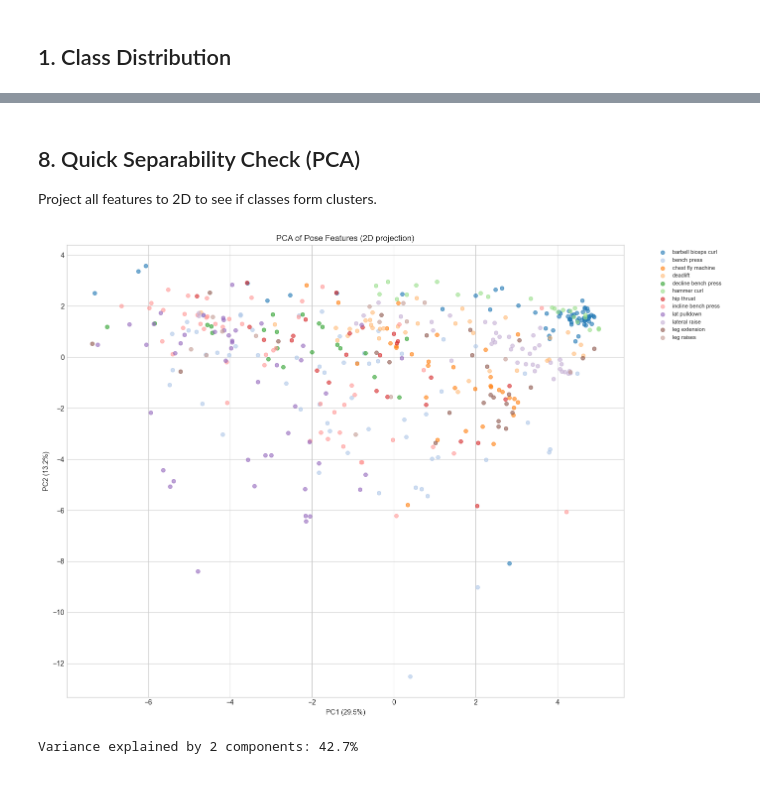
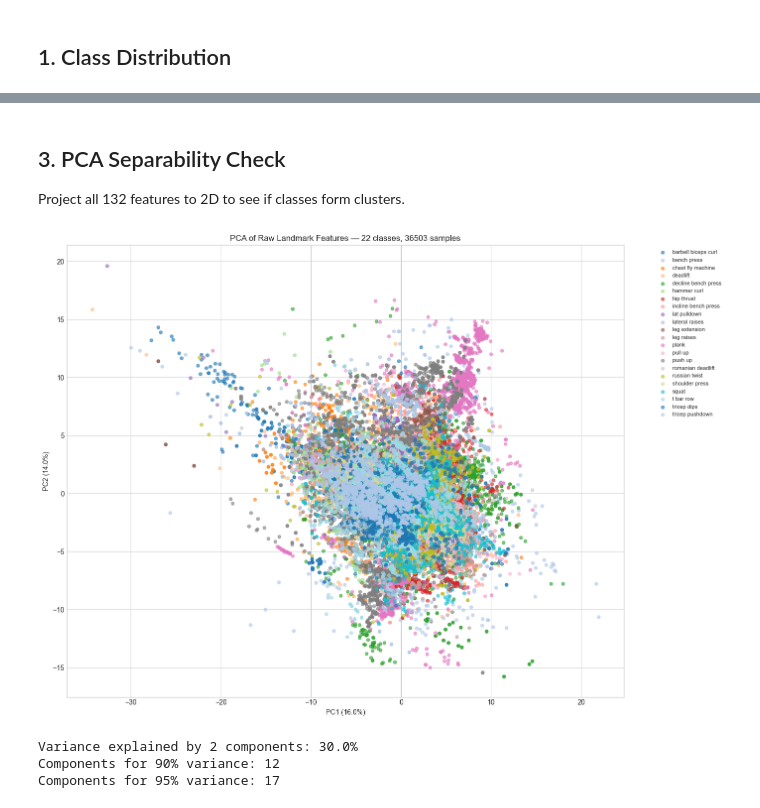
Before and after one commit to 12194916/smart-gym-monitoring, a Jupyter notebook: notebooks/analysis.ipynb, the cells around one changed output, grey strips where cells are left out. Drawn from its saved outputs; the diff is of its cells as text; code cells hidden in the pictures.

```diff
--- a/notebooks/analysis.ipynb
+++ b/notebooks/analysis.ipynb
@@ -89,9 +84,0 @@ plt.show()
-# %%
-# Feature columns (exclude metadata)
-feature_cols = [c for c in df.columns if c not in ['video_path', 'label', 'source']]
-print(f'Feature columns ({len(feature_cols)}):')
-for c in feature_cols:
-    print(f'  {c}')
-
-print(f'\nBasic stats:')
-df[feature_cols].describe().round(1)
@@ -167,22 +141,0 @@ The difference between max and min angle shows how much each joint moves during
-# %%
-# Compute range of motion for each angle
-angle_names = ['left_knee', 'right_knee', 'left_hip', 'right_hip',
-               'left_elbow', 'right_elbow', 'left_shoulder', 'right_shoulder',
-               'torso_inclination']
-
-for name in angle_names:
-    df[f'{name}_range'] = df[f'{name}_max'] - df[f'{name}_min']
-
-range_cols = [f'{name}_range' for name in angle_names]
-
-# Heatmap: average range of motion per exercise per angle
-rom_by_exercise = df.groupby('label')[range_cols].mean()
-rom_by_exercise.columns = [c.replace('_range', '') for c in rom_by_exercise.columns]
-
-fig, ax = plt.subplots(figsize=(12, 10))
-sns.heatmap(rom_by_exercise, annot=True, fmt='.0f', cmap='YlOrRd', ax=ax)
-ax.set_title('Average Range of Motion (degrees) per Exercise')
-ax.set_xlabel('Joint Angle')
-ax.set_ylabel('Exercise')
-plt.tight_layout()
-plt.show()
@@ -264,33 +159,42 @@ Name: count, dtype: int64
 # %% [markdown]
-## 8. Quick Separability Check (PCA)
+## 3. PCA Separability Check
 
-Project all features to 2D to see if classes form clusters.
+Project all 132 features to 2D to see if classes form clusters.
 # %%
 from sklearn.preprocessing import StandardScaler
 from sklearn.decomposition import PCA
 
 X = df[feature_cols].values
 X_scaled = StandardScaler().fit_transform(X)
 
 pca = PCA(n_components=2)
 X_pca = pca.fit_transform(X_scaled)
 
 fig, ax = plt.subplots(figsize=(14, 10))
 labels = df['label'].values
 unique_labels = sorted(df['label'].unique())
 
 for label in unique_labels:
     mask = labels == label
-    ax.scatter(X_pca[mask, 0], X_pca[mask, 1], label=label, alpha=0.6, s=30)
+    ax.scatter(X_pca[mask, 0], X_pca[mask, 1], label=label, alpha=0.6, s=20)
 
 ax.set_xlabel(f'PC1 ({pca.explained_variance_ratio_[0]*100:.1f}%)')
 ax.set_ylabel(f'PC2 ({pca.explained_variance_ratio_[1]*100:.1f}%)')
-ax.set_title('PCA of Pose Features (2D projection)')
+ax.set_title(f'PCA of Raw Landmark Features — {df["label"].nunique()} classes, {len(df)} samples')
 ax.legend(bbox_to_anchor=(1.05, 1), loc='upper left', fontsize=8)
 plt.tight_layout()
 plt.show()
 
 print(f'Variance explained by 2 components: {pca.explained_variance_ratio_.sum()*100:.1f}%')
+
+pca_full = PCA().fit(X_scaled)
+cumvar = np.cumsum(pca_full.explained_variance_ratio_)
+n90 = np.argmax(cumvar >= 0.90) + 1
+n95 = np.argmax(cumvar >= 0.95) + 1
+print(f'Components for 90% variance: {n90}')
+print(f'Components for 95% variance: {n95}')
 # %% [output]
-[figure, old version]
+[figure, new version]
-Variance explained by 2 components: 42.7%
+Variance explained by 2 components: 30.0%
+Components for 90% variance: 12
+Components for 95% variance: 17
```
Also changed, not shown: parts of 28 cells of this notebook, 20 other files.
